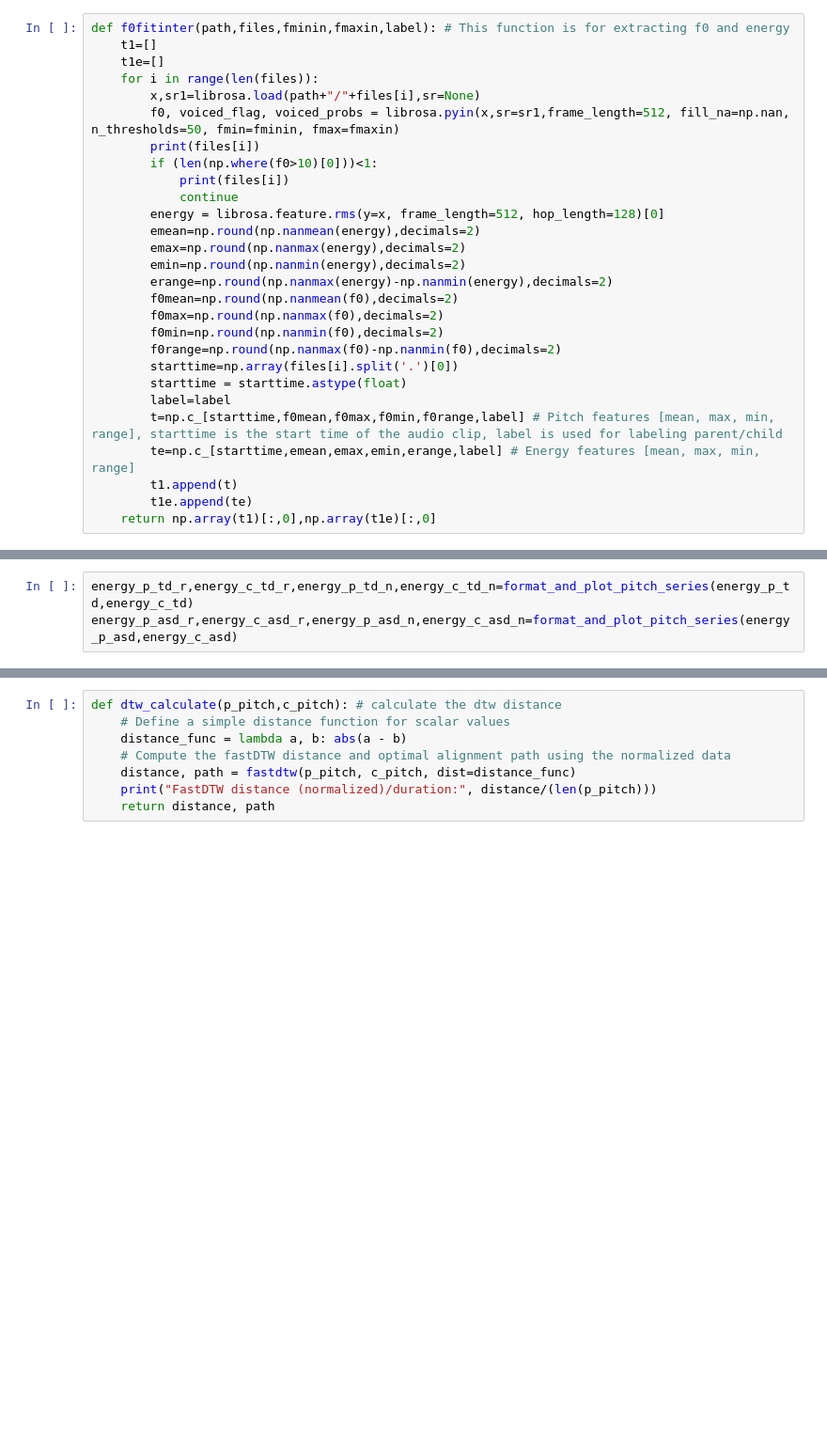
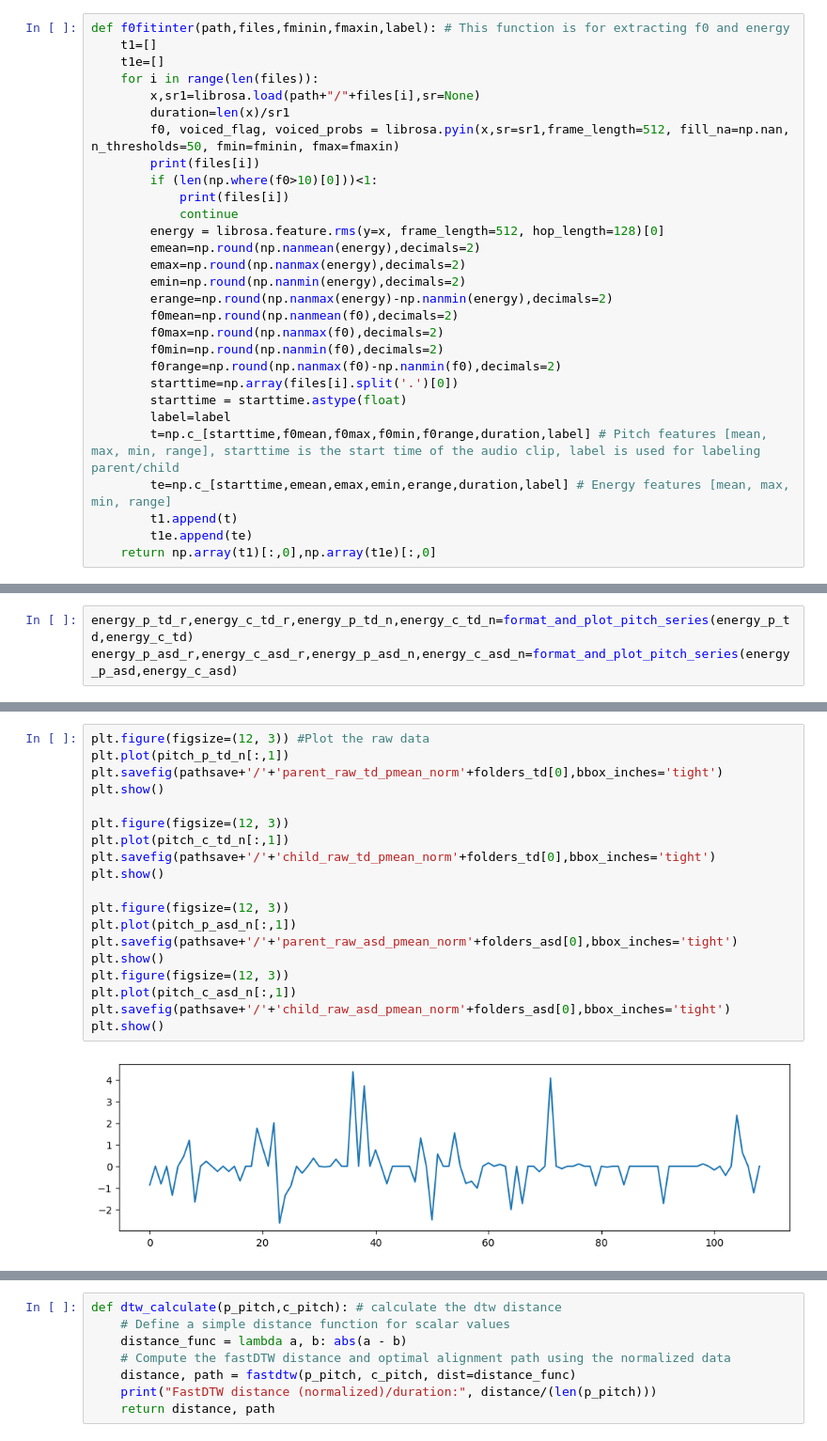
Before and after one commit to ljr10225008/Behavioral-sync, a Jupyter notebook: pitchana.ipynb, the cells around one changed output, grey strips where cells are left out. Shown at 94% size. Saved outputs shown, nothing was run; the diff lists cells and outputs as text; blank space fills up the shorter version.

```diff
--- a/pitchana.ipynb
+++ b/pitchana.ipynb
@@ -78,6 +78,7 @@ def f0fitinter(path,files,fminin,fmaxin,label): # This function is for extractin
     t1e=[]
     for i in range(len(files)):
         x,sr1=librosa.load(path+"/"+files[i],sr=None)
+        duration=len(x)/sr1
         f0, voiced_flag, voiced_probs = librosa.pyin(x,sr=sr1,frame_length=512, fill_na=np.nan, n_thresholds=50, fmin=fminin, fmax=fmaxin)
         print(files[i])
         if (len(np.where(f0>10)[0]))<1:
@@ -95,8 +96,8 @@ def f0fitinter(path,files,fminin,fmaxin,label): # This function is for extractin
         starttime=np.array(files[i].split('.')[0])
         starttime = starttime.astype(float)
         label=label
-        t=np.c_[starttime,f0mean,f0max,f0min,f0range,label] # Pitch features [mean, max, min, range], starttime is the start time of the audio clip, label is used for labeling parent/child
-        te=np.c_[starttime,emean,emax,emin,erange,label] # Energy features [mean, max, min, range]
+        t=np.c_[starttime,f0mean,f0max,f0min,f0range,duration,label] # Pitch features [mean, max, min, range], starttime is the start time of the audio clip, label is used for labeling parent/child
+        te=np.c_[starttime,emean,emax,emin,erange,duration,label] # Energy features [mean, max, min, range]
         t1.append(t)
         t1e.append(te)
     return np.array(t1)[:,0],np.array(t1e)[:,0]
@@ -201,3 +202,24 @@ plt.show()
 [figure]
 [figure]
 [figure]
+# %%
+plt.figure(figsize=(12, 3)) #Plot the raw data
+plt.plot(pitch_p_td_n[:,1])
+plt.savefig(pathsave+'/'+'parent_raw_td_pmean_norm'+folders_td[0],bbox_inches='tight')
+plt.show()
+
+plt.figure(figsize=(12, 3))
+plt.plot(pitch_c_td_n[:,1])
+plt.savefig(pathsave+'/'+'child_raw_td_pmean_norm'+folders_td[0],bbox_inches='tight')
+plt.show()
+
+plt.figure(figsize=(12, 3))
+plt.plot(pitch_p_asd_n[:,1])
+plt.savefig(pathsave+'/'+'parent_raw_asd_pmean_norm'+folders_asd[0],bbox_inches='tight')
+plt.show()
+plt.figure(figsize=(12, 3))
+plt.plot(pitch_c_asd_n[:,1])
+plt.savefig(pathsave+'/'+'child_raw_asd_pmean_norm'+folders_asd[0],bbox_inches='tight')
+plt.show()
+# %% [output]
+[figure, added]
```
Also changed, not shown: parts of 61 cells of this notebook, 2 other files.
